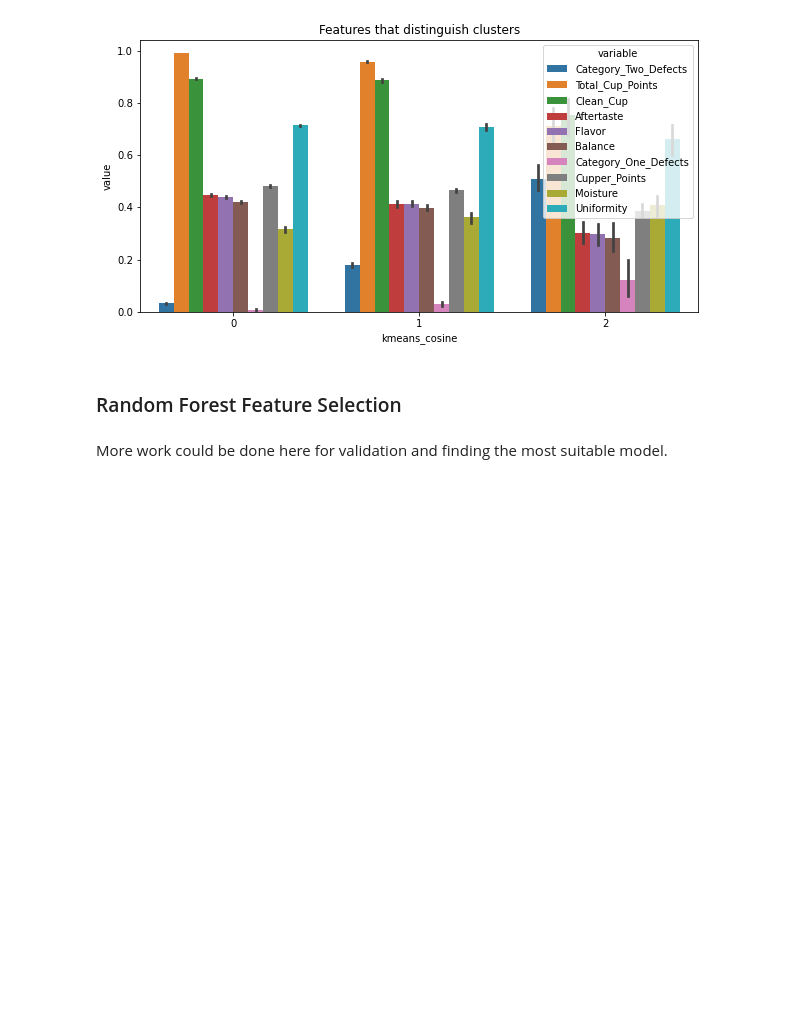
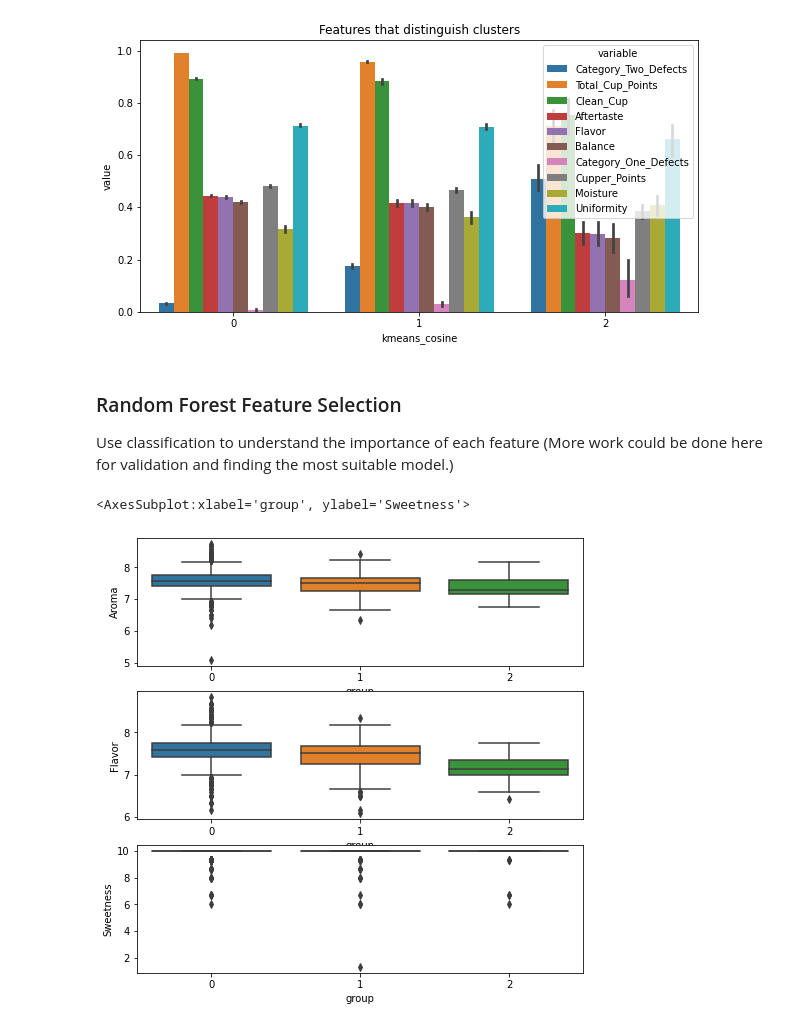
Before and after one commit to Phil-avi/coffee-quality-database, a Jupyter notebook: Exploratory Analysis.ipynb, the cells around one changed output. Drawn from its saved outputs; the diff is of its cells as text; code cells hidden in the pictures; blank space fills up the shorter version.

```diff
--- a/Exploratory Analysis.ipynb
+++ b/Exploratory Analysis.ipynb
@@ -292,10 +293,18 @@ plt.title('Features that distinguish clusters')
 plt.show()
 # %% [output]
 [figure]
-# %% [markdown]
-### Random Forest Feature Selection
 # %% [markdown]
-More work could be done here for validation and finding the most suitable model.
+### Random Forest Feature Selection
+Use classification to understand the importance of each feature (More work could be done here for validation and finding the most suitable model.)
+# %%
+arabica_df['group']=normalized_kmeans.labels_
+fig,axes=plt.subplots(3,figsize=(8,8))
+sns.boxplot(x='group',y='Aroma',data=arabica_df,ax=axes[0])
+sns.boxplot(x='group',y='Flavor',data=arabica_df,ax=axes[1])
+sns.boxplot(x='group',y='Sweetness',data=arabica_df,ax=axes[2])
+# %% [output]
+<AxesSubplot:xlabel='group', ylabel='Sweetness'>
+[figure, added]
 # %%
 from sklearn.ensemble import RandomForestClassifier
 y=normalized_kmeans.labels_
```
Also changed, not shown: parts of 16 cells of this notebook, 1 other file.
